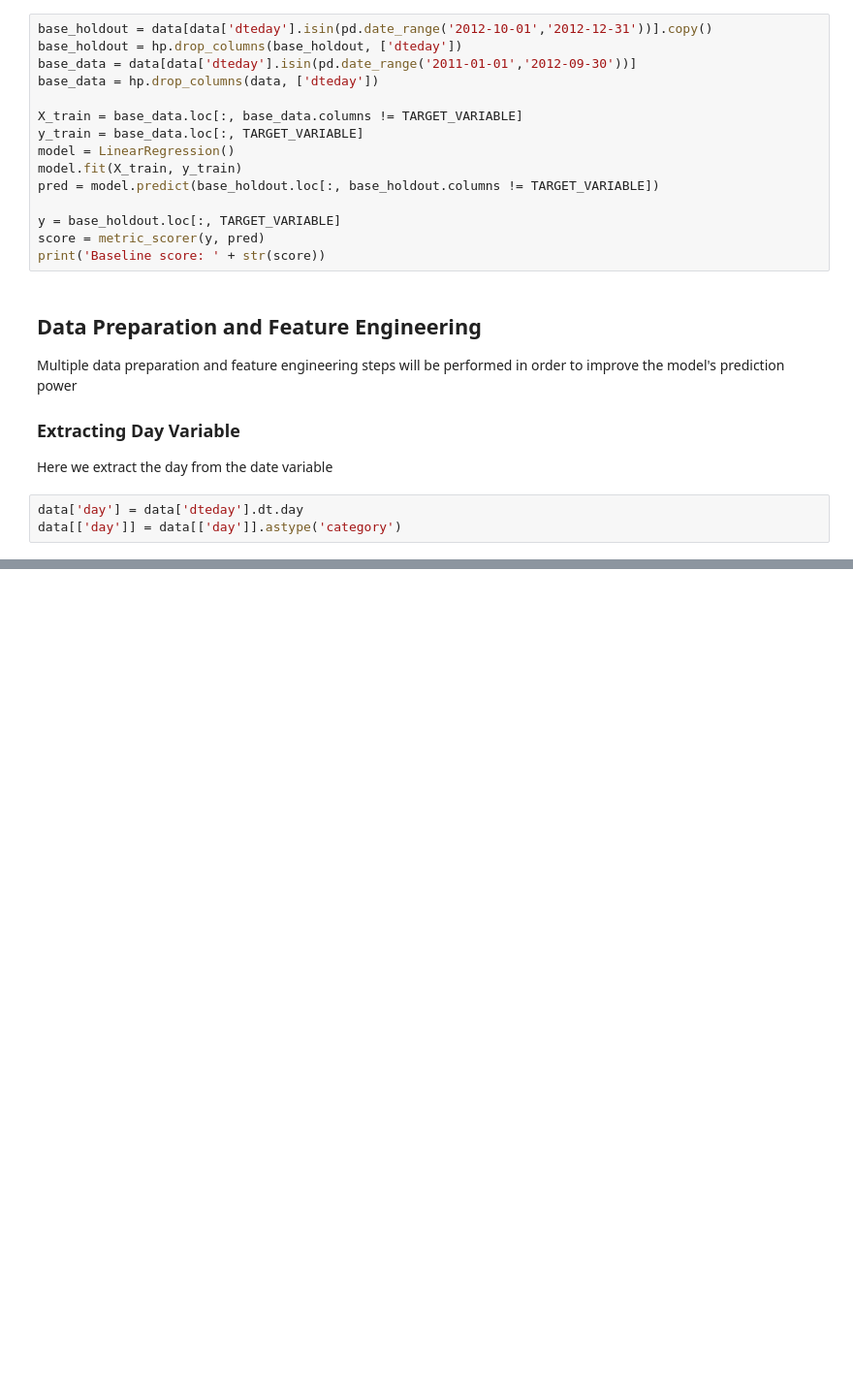
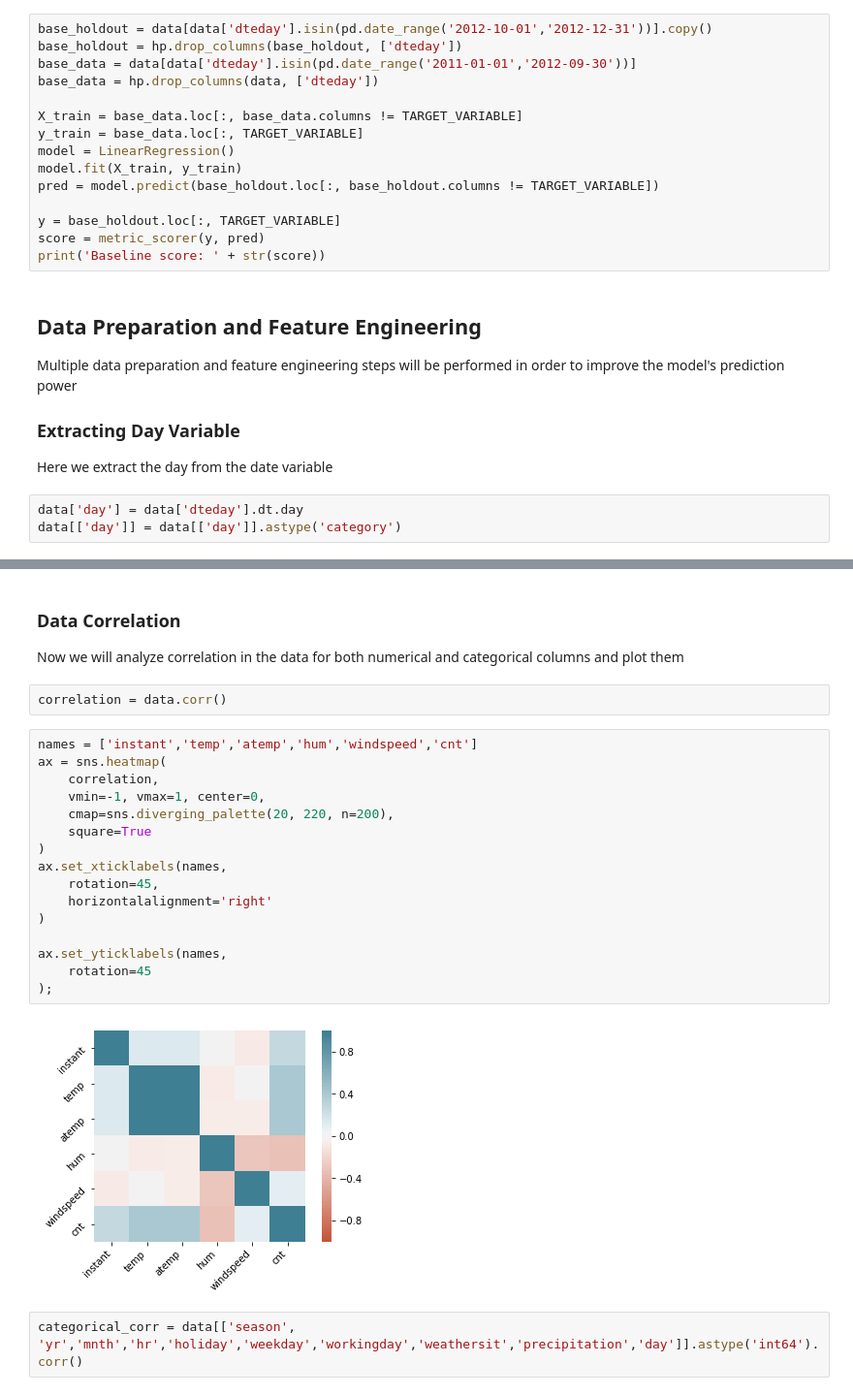
Before and after one commit to victorvu14/Victor_Vu_Dask, a Jupyter notebook: VictorVu_Dask.ipynb, the cells around one changed output, grey strips where cells are left out. Shown at 97% size. Saved outputs shown, nothing was run; the diff lists cells and outputs as text; blank space fills up the shorter version.

Commit message:
Correlation Analysis

```diff
--- a/VictorVu_Dask.ipynb
+++ b/VictorVu_Dask.ipynb
@@ -411,0 +436,26 @@ data[['day']] = data[['day']].astype('category')
+# %% [markdown]
+### Data Correlation
+
+Now we will analyze correlation in the data for both numerical and categorical columns and plot them
+# %%
+correlation = data.corr()
+# %%
+names = ['instant','temp','atemp','hum','windspeed','cnt']
+ax = sns.heatmap(
+    correlation,
+    vmin=-1, vmax=1, center=0,
+    cmap=sns.diverging_palette(20, 220, n=200),
+    square=True
+)
+ax.set_xticklabels(names,
+    rotation=45,
+    horizontalalignment='right'
+)
+
+ax.set_yticklabels(names,
+    rotation=45
+);
+# %% [output]
+[figure, added]
+# %%
+categorical_corr = data[['season', 'yr','mnth','hr','holiday','weekday','workingday','weathersit','precipitation','day']].astype('int64').corr()
```
Also changed, not shown: parts of 9 cells of this notebook.
